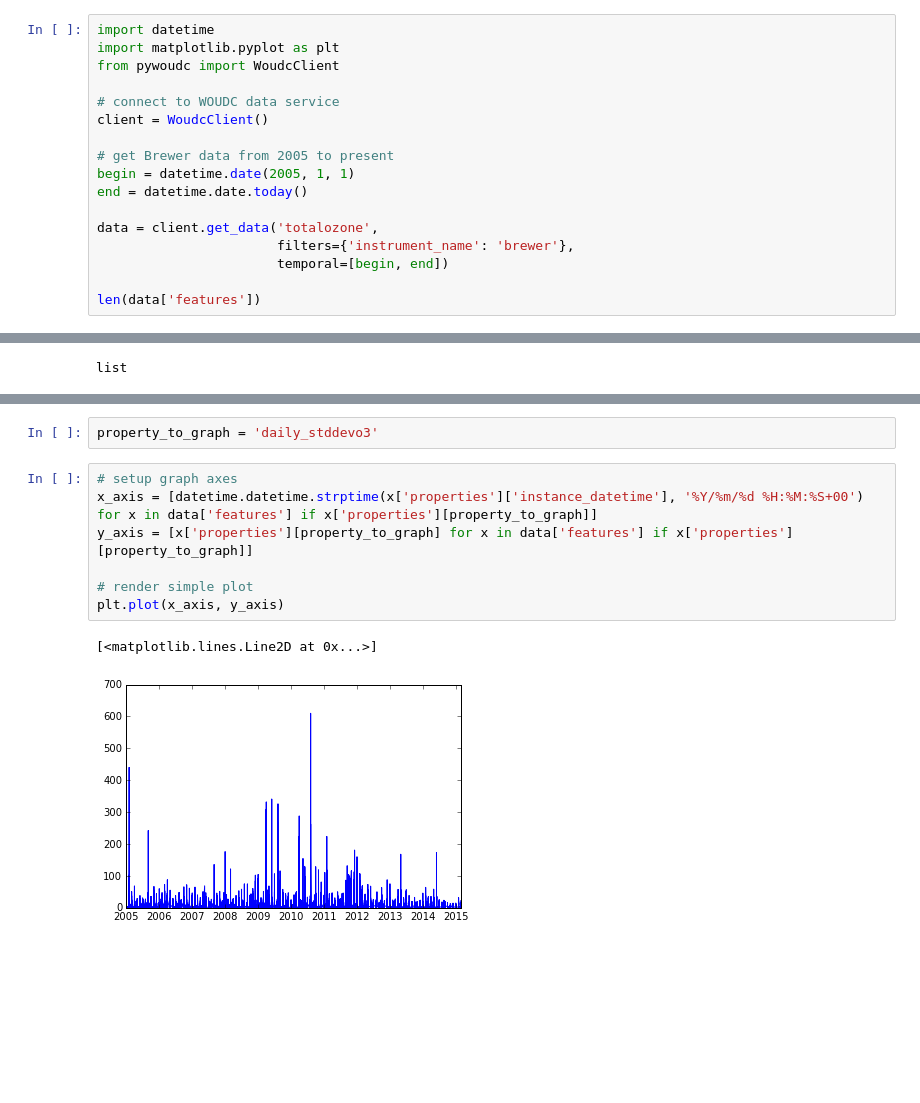
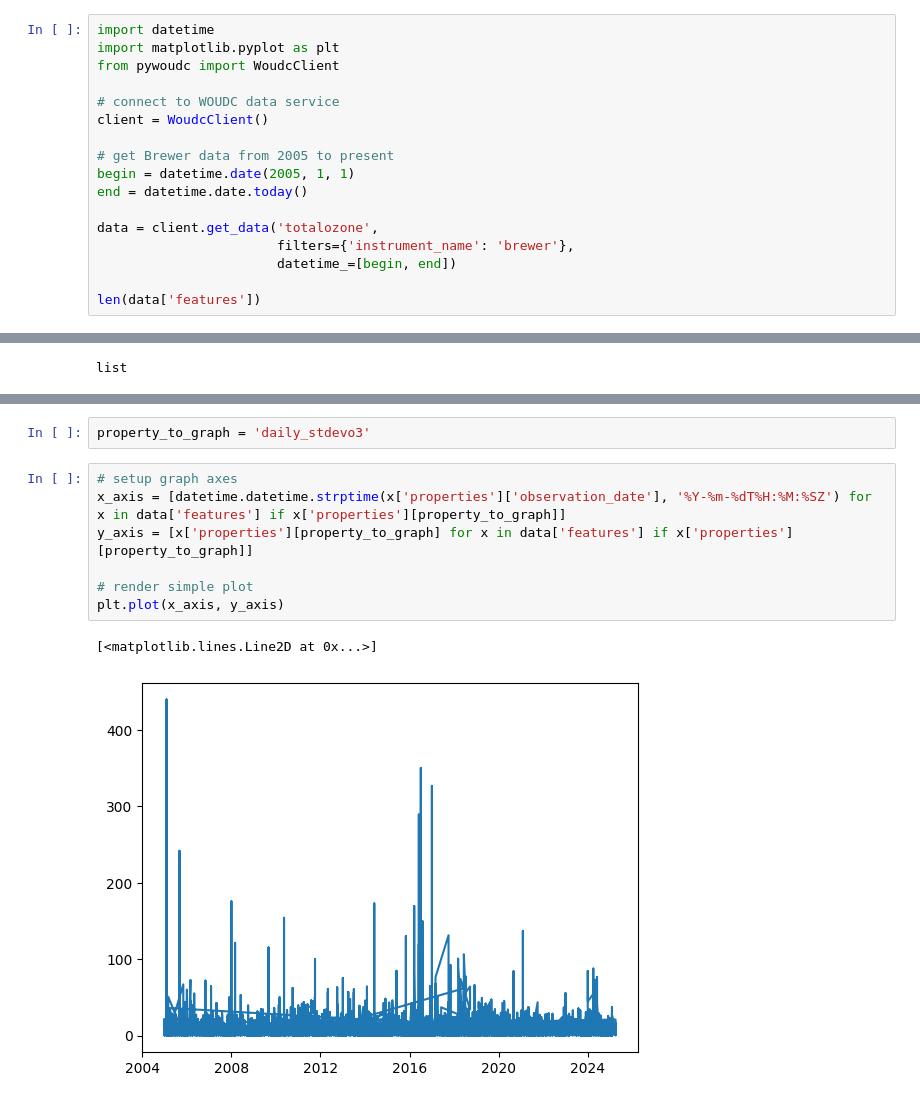
Before and after one commit to woudc/woudc, a Jupyter notebook: notebooks/totalozone-brewer-2005-present.ipynb, the cells around one changed output, grey strips where cells are left out. Saved outputs shown, nothing was run; the diff lists cells and outputs as text; blank space fills up the shorter version.

```diff
--- a/notebooks/totalozone-brewer-2005-present.ipynb
+++ b/notebooks/totalozone-brewer-2005-present.ipynb
@@ -14,7 +14,7 @@ end = datetime.date.today()
 
 data = client.get_data('totalozone',
                        filters={'instrument_name': 'brewer'},
-                       temporal=[begin, end])
+                       datetime_=[begin, end])
 
 len(data['features'])
 # %% [output]
@@ -46,12 +46,12 @@ data['features'][0]
 # %%
-property_to_graph = 'daily_stddevo3'
+property_to_graph = 'daily_stdevo3'
 # %%
 # setup graph axes
-x_axis = [datetime.datetime.strptime(x['properties']['instance_datetime'], '%Y/%m/%d %H:%M:%S+00') for x in data['features'] if x['properties'][property_to_graph]]
+x_axis = [datetime.datetime.strptime(x['properties']['observation_date'], '%Y-%m-%dT%H:%M:%SZ') for x in data['features'] if x['properties'][property_to_graph]]
 y_axis = [x['properties'][property_to_graph] for x in data['features'] if x['properties'][property_to_graph]]
 
 # render simple plot
 plt.plot(x_axis, y_axis)
 # %% [output]
 [<matplotlib.lines.Line2D at 0x...>]
-[figure, old version]
+[figure, new version]
```
Also changed, not shown: parts of 2 cells of this notebook, 4 other files.
